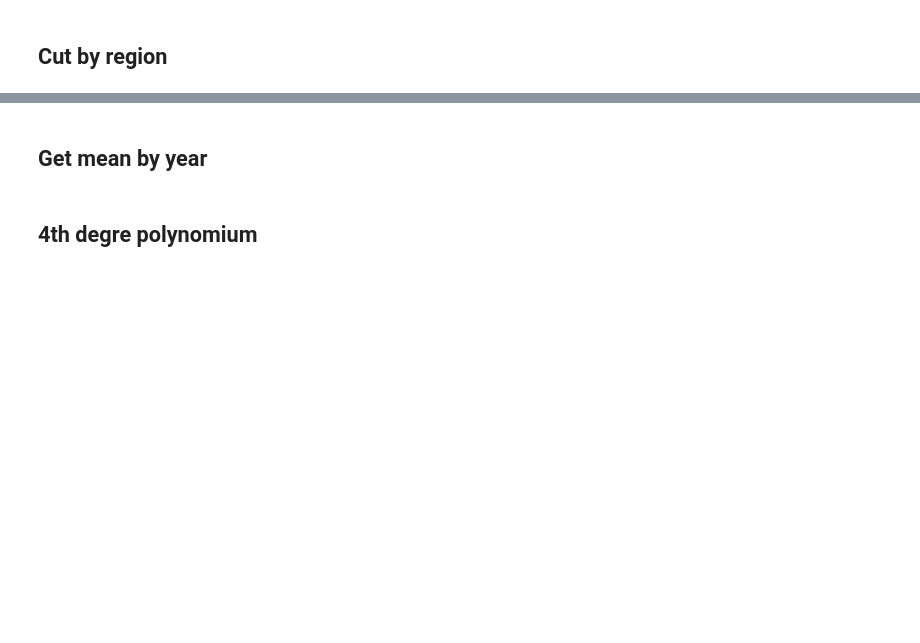
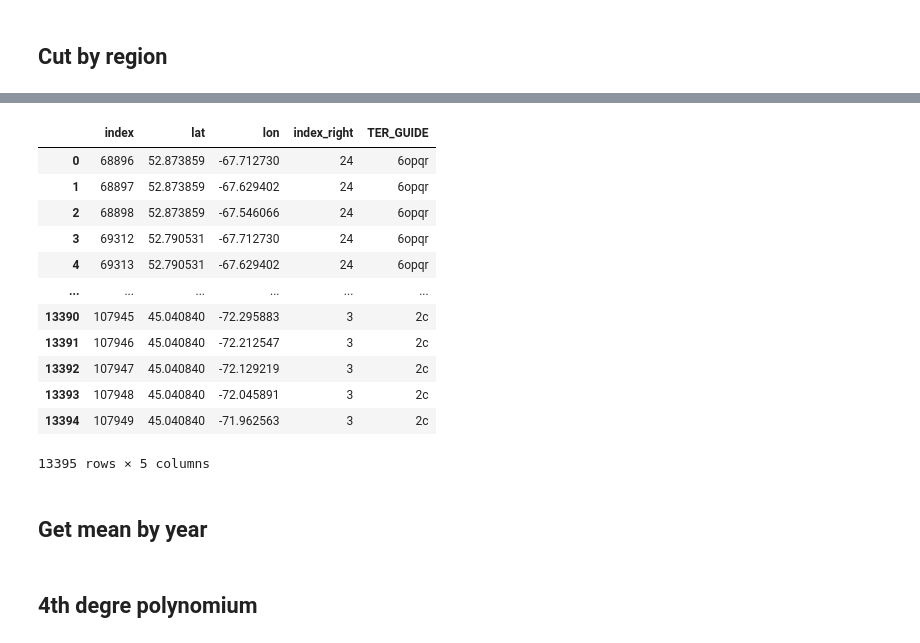
Before and after one commit to Ouranosinc/PortraitsClimMFFP, a Jupyter notebook: Data Processing Jupyter Notebooks/DF for Figure in R Temperature annual all regions.ipynb, the cells around one changed output, grey strips where cells are left out. Drawn from its saved outputs; the diff is of its cells as text; code cells hidden in the pictures; blank space fills up the shorter version.

```diff
--- a/Data Processing Jupyter Notebooks/DF for Figure in R Temperature annual all regions.ipynb
+++ b/Data Processing Jupyter Notebooks/DF for Figure in R Temperature annual all regions.ipynb
@@ -120,3 +154,19 @@ dfmean45
+# %%
+lisdfregdata45[1]
+# %% [output]
+|  | index | lat | lon | index_right | TER_GUIDE |
+| 0 | 68896 | 52.873859 | -67.712730 | 24 | 6opqr |
+| 1 | 68897 | 52.873859 | -67.629402 | 24 | 6opqr |
+| 2 | 68898 | 52.873859 | -67.546066 | 24 | 6opqr |
+| 3 | 69312 | 52.790531 | -67.712730 | 24 | 6opqr |
+| 4 | 69313 | 52.790531 | -67.629402 | 24 | 6opqr |
+| ... | ... | ... | ... | ... | ... |
+| 13390 | 107945 | 45.040840 | -72.295883 | 3 | 2c |
+| 13391 | 107946 | 45.040840 | -72.212547 | 3 | 2c |
+| 13392 | 107947 | 45.040840 | -72.129219 | 3 | 2c |
+| 13393 | 107948 | 45.040840 | -72.045891 | 3 | 2c |
+| 13394 | 107949 | 45.040840 | -71.962563 | 3 | 2c |
+13395 rows × 5 columns
 # %% [markdown]
 ## Get mean by year
 # %%
```
Also changed, not shown: parts of 12 cells of this notebook, 3 other files.
